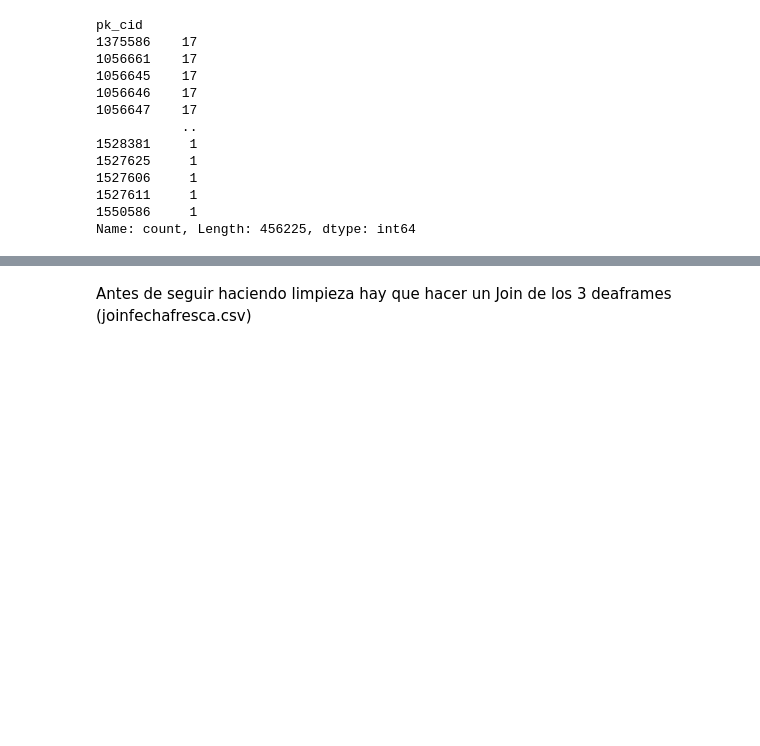
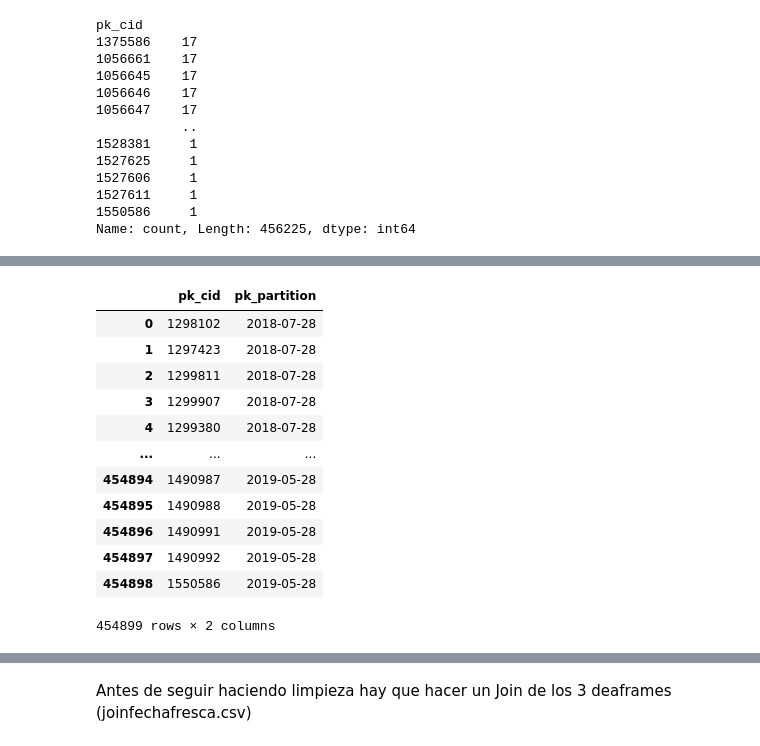
Before and after one commit to Kasoa8/Nuclio_EasyMoney, a Jupyter notebook: preprocesing_2.ipynb, the cells around one changed output, grey strips where cells are left out. Drawn from its saved outputs; the diff is of its cells as text; code cells hidden in the pictures; blank space fills up the shorter version.

```diff
--- a/preprocesing_2.ipynb
+++ b/preprocesing_2.ipynb
@@ -788,0 +758,18 @@ plt.show()
+# %%
+df_comparison = df_comercial_activity_recent[['pk_cid', 'pk_partition']]
+# %%
+df_comparison
+# %% [output]
+|  | pk_cid | pk_partition |
+| 0 | 1298102 | 2018-07-28 |
+| 1 | 1297423 | 2018-07-28 |
+| 2 | 1299811 | 2018-07-28 |
+| 3 | 1299907 | 2018-07-28 |
+| 4 | 1299380 | 2018-07-28 |
+| ... | ... | ... |
+| 454894 | 1490987 | 2019-05-28 |
+| 454895 | 1490988 | 2019-05-28 |
+| 454896 | 1490991 | 2019-05-28 |
+| 454897 | 1490992 | 2019-05-28 |
+| 454898 | 1550586 | 2019-05-28 |
+454899 rows × 2 columns
```
Also changed, not shown: parts of 44 cells of this notebook.
